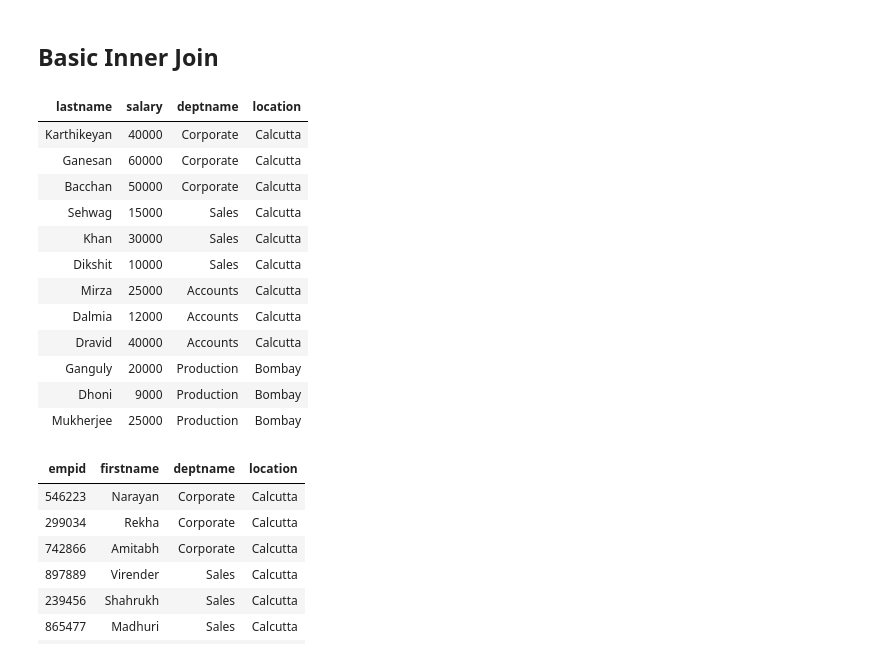
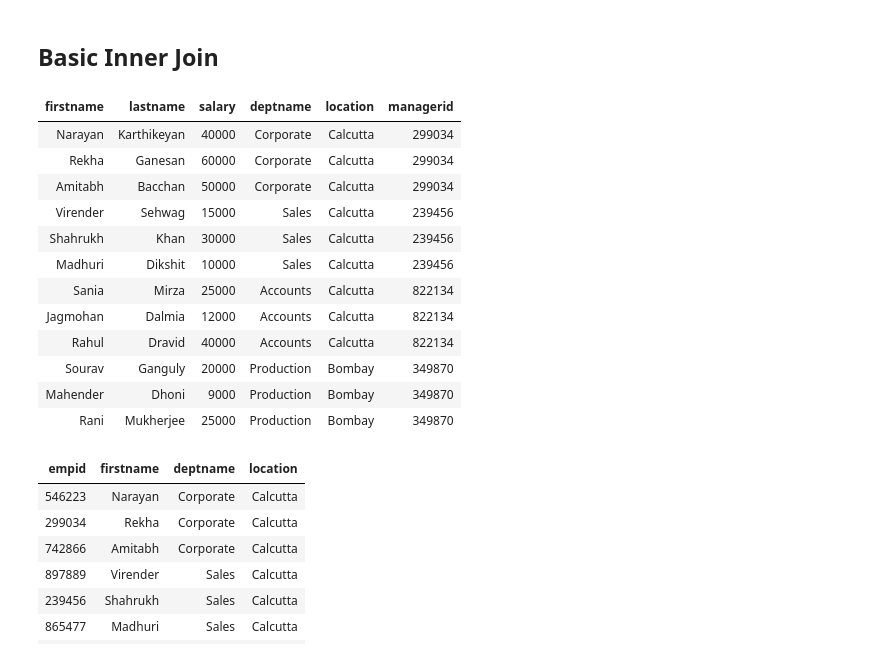
Before and after one commit to Praxis-QR/RDWH, a Jupyter notebook: PostgreSQL_02_Basic_SQL.ipynb, the cells around one changed output. Saved outputs shown, nothing was run; the diff lists cells and outputs as text; code cells hidden in the pictures.

Commit message:
Select Group By Having Conditionals Join Pivot

```diff
--- a/PostgreSQL_02_Basic_SQL.ipynb
+++ b/PostgreSQL_02_Basic_SQL.ipynb
@@ -573,22 +545,22 @@ runSelect(sql)
 # %% [markdown]
 ## Basic Inner Join
 # %%
-sql = 'select lastname, salary, deptname, location from empl, dept where empl.deptid = dept.deptid'
+sql = 'select firstname, lastname, salary, deptname, location, managerid from empl, dept where empl.deptid = dept.deptid'
 runSelect(sql)
 # %% [output]
-| lastname | salary | deptname | location |
-| Karthikeyan | 40000 | Corporate | Calcutta |
-| Ganesan | 60000 | Corporate | Calcutta |
-| Bacchan | 50000 | Corporate | Calcutta |
-| Sehwag | 15000 | Sales | Calcutta |
-| Khan | 30000 | Sales | Calcutta |
-| Dikshit | 10000 | Sales | Calcutta |
-| Mirza | 25000 | Accounts | Calcutta |
-| Dalmia | 12000 | Accounts | Calcutta |
-| Dravid | 40000 | Accounts | Calcutta |
-| Ganguly | 20000 | Production | Bombay |
-| Dhoni | 9000 | Production | Bombay |
-| Mukherjee | 25000 | Production | Bombay |
+| firstname | lastname | salary | deptname | location | managerid |
+| Narayan | Karthikeyan | 40000 | Corporate | Calcutta | 299034 |
+| Rekha | Ganesan | 60000 | Corporate | Calcutta | 299034 |
+| Amitabh | Bacchan | 50000 | Corporate | Calcutta | 299034 |
+| Virender | Sehwag | 15000 | Sales | Calcutta | 239456 |
+| Shahrukh | Khan | 30000 | Sales | Calcutta | 239456 |
+| Madhuri | Dikshit | 10000 | Sales | Calcutta | 239456 |
+| Sania | Mirza | 25000 | Accounts | Calcutta | 822134 |
+| Jagmohan | Dalmia | 12000 | Accounts | Calcutta | 822134 |
+| Rahul | Dravid | 40000 | Accounts | Calcutta | 822134 |
+| Sourav | Ganguly | 20000 | Production | Bombay | 349870 |
+| Mahender | Dhoni | 9000 | Production | Bombay | 349870 |
+| Rani | Mukherjee | 25000 | Production | Bombay | 349870 |
 # %%
 sql = 'select empid, firstname, deptname, location from empl INNER JOIN dept ON empl.deptid = dept.deptid'
 runSelect(sql)
```
Also changed, not shown: parts of 12 cells of this notebook.
